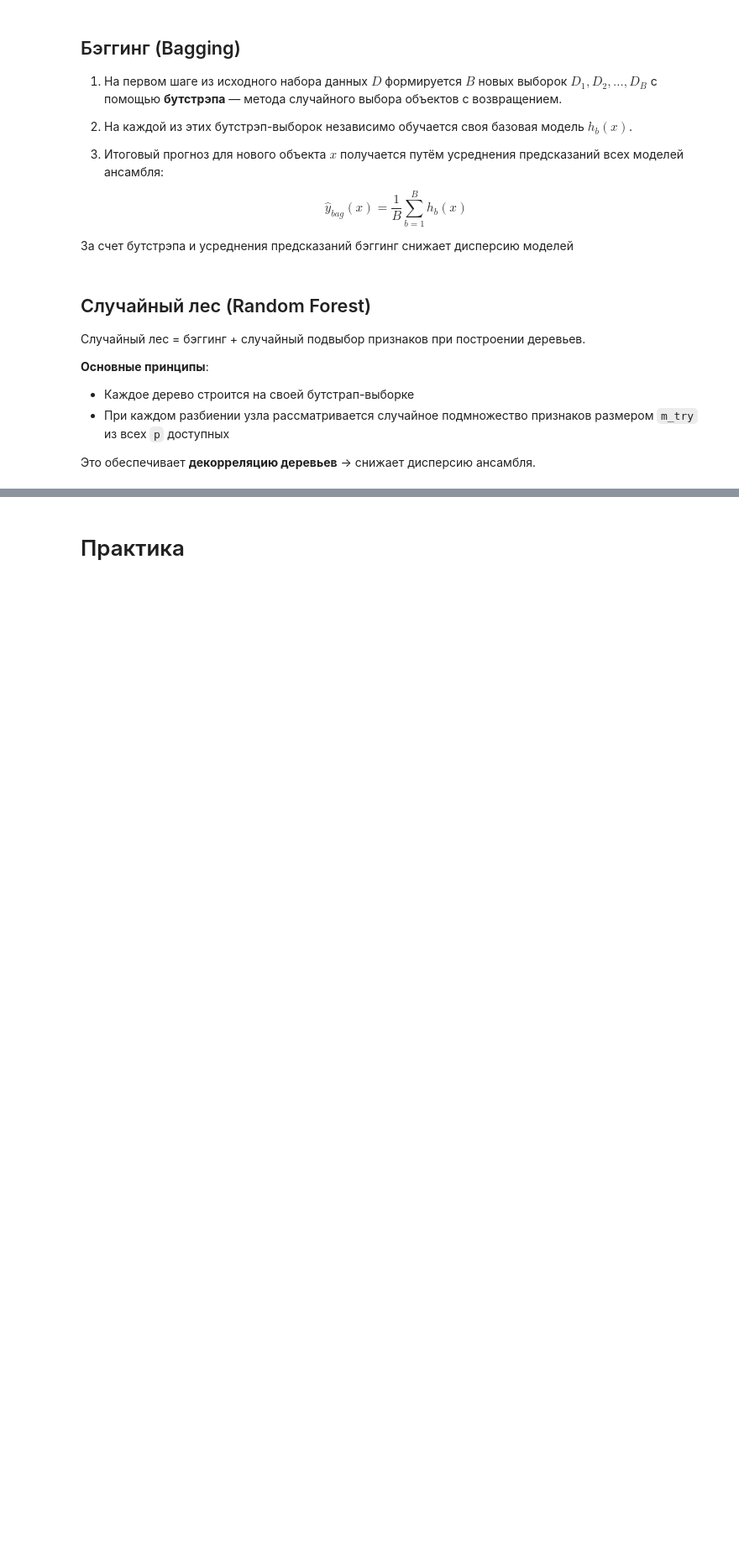
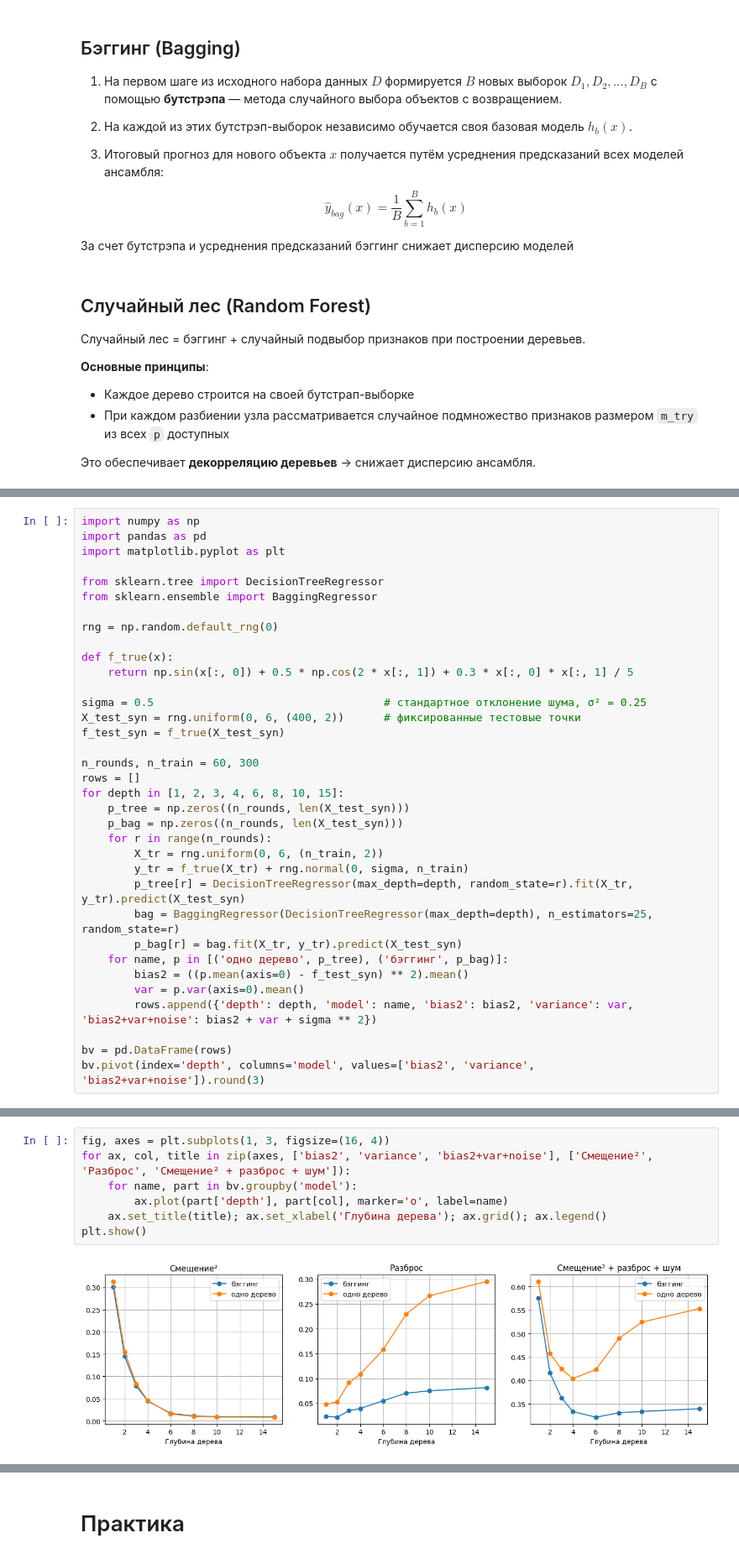
Before and after one commit to evgpat/ml_basics_course, a Jupyter notebook: lesson_09/09_Семинар_Ансамблевые_методы.ipynb, the cells around one changed output, grey strips where cells are left out. Shown at 84% size. Drawn from its saved outputs; the diff is of its cells as text; blank space fills up the shorter version.

```diff
--- a/lesson_09/09_Семинар_Ансамблевые_методы.ipynb
+++ b/lesson_09/09_Семинар_Ансамблевые_методы.ipynb
@@ -135,0 +143,35 @@ plt.show()
+# %%
+import numpy as np
+import pandas as pd
+import matplotlib.pyplot as plt
+
+from sklearn.tree import DecisionTreeRegressor
+from sklearn.ensemble import BaggingRegressor
+
+rng = np.random.default_rng(0)
+
+def f_true(x):
+    return np.sin(x[:, 0]) + 0.5 * np.cos(2 * x[:, 1]) + 0.3 * x[:, 0] * x[:, 1] / 5
+
+sigma = 0.5                                   # стандартное отклонение шума, σ² = 0.25
+X_test_syn = rng.uniform(0, 6, (400, 2))      # фиксированные тестовые точки
+f_test_syn = f_true(X_test_syn)
+
+n_rounds, n_train = 60, 300
+rows = []
+for depth in [1, 2, 3, 4, 6, 8, 10, 15]:
+    p_tree = np.zeros((n_rounds, len(X_test_syn)))
+    p_bag = np.zeros((n_rounds, len(X_test_syn)))
+    for r in range(n_rounds):
+        X_tr = rng.uniform(0, 6, (n_train, 2))
+        y_tr = f_true(X_tr) + rng.normal(0, sigma, n_train)
+        p_tree[r] = DecisionTreeRegressor(max_depth=depth, random_state=r).fit(X_tr, y_tr).predict(X_test_syn)
+        bag = BaggingRegressor(DecisionTreeRegressor(max_depth=depth), n_estimators=25, random_state=r)
+        p_bag[r] = bag.fit(X_tr, y_tr).predict(X_test_syn)
+    for name, p in [('одно дерево', p_tree), ('бэггинг', p_bag)]:
+        bias2 = ((p.mean(axis=0) - f_test_syn) ** 2).mean()
+        var = p.var(axis=0).mean()
+        rows.append({'depth': depth, 'model': name, 'bias2': bias2, 'variance': var, 'bias2+var+noise': bias2 + var + sigma ** 2})
+
+bv = pd.DataFrame(rows)
+bv.pivot(index='depth', columns='model', values=['bias2', 'variance', 'bias2+var+noise']).round(3)
@@ -135,0 +190,9 @@ plt.show()
+# %%
+fig, axes = plt.subplots(1, 3, figsize=(16, 4))
+for ax, col, title in zip(axes, ['bias2', 'variance', 'bias2+var+noise'], ['Смещение²', 'Разброс', 'Смещение² + разброс + шум']):
+    for name, part in bv.groupby('model'):
+        ax.plot(part['depth'], part[col], marker='o', label=name)
+    ax.set_title(title); ax.set_xlabel('Глубина дерева'); ax.grid(); ax.legend()
+plt.show()
+# %% [output]
+[figure, added]
```
Also changed, not shown: parts of 102 cells of this notebook, 2 other files.
